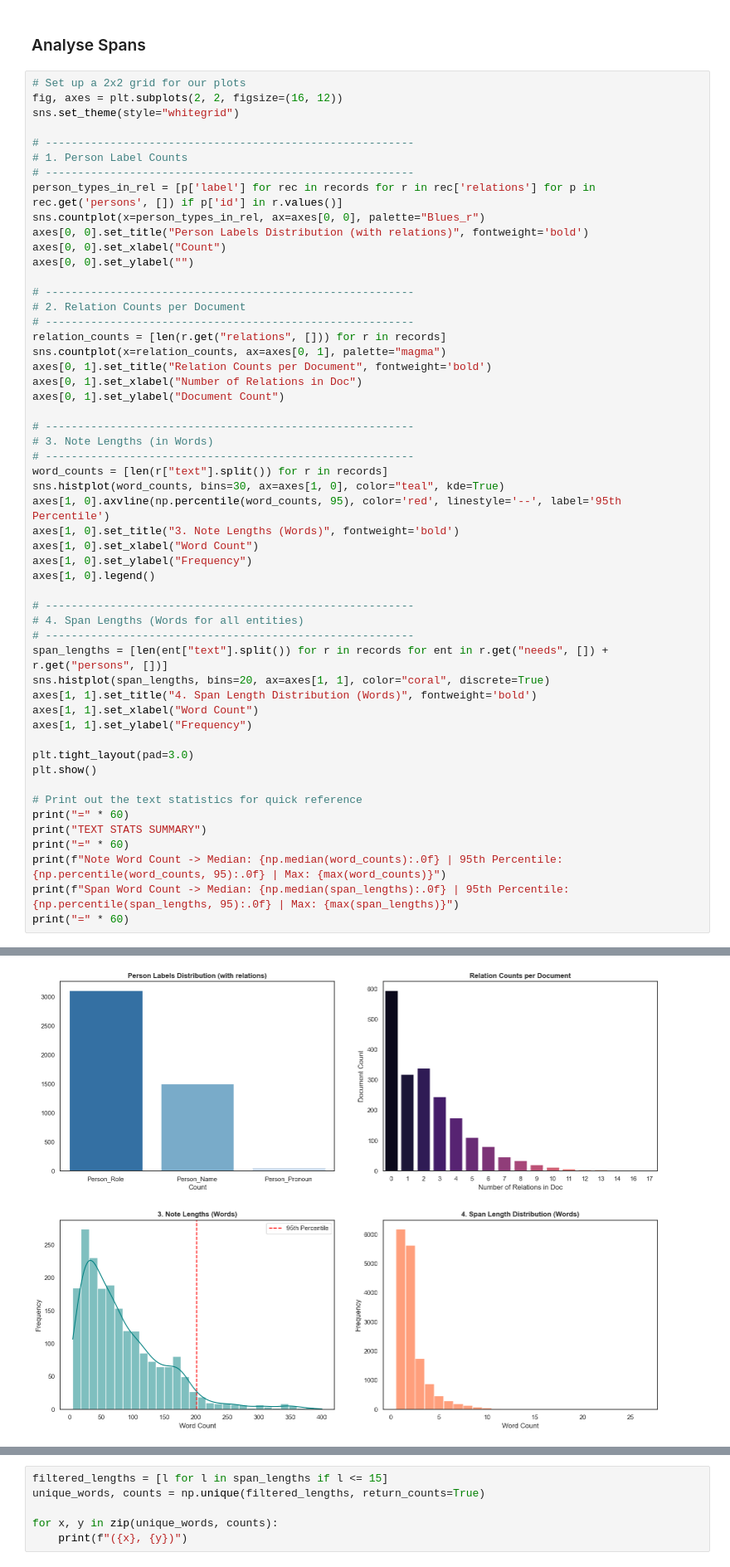
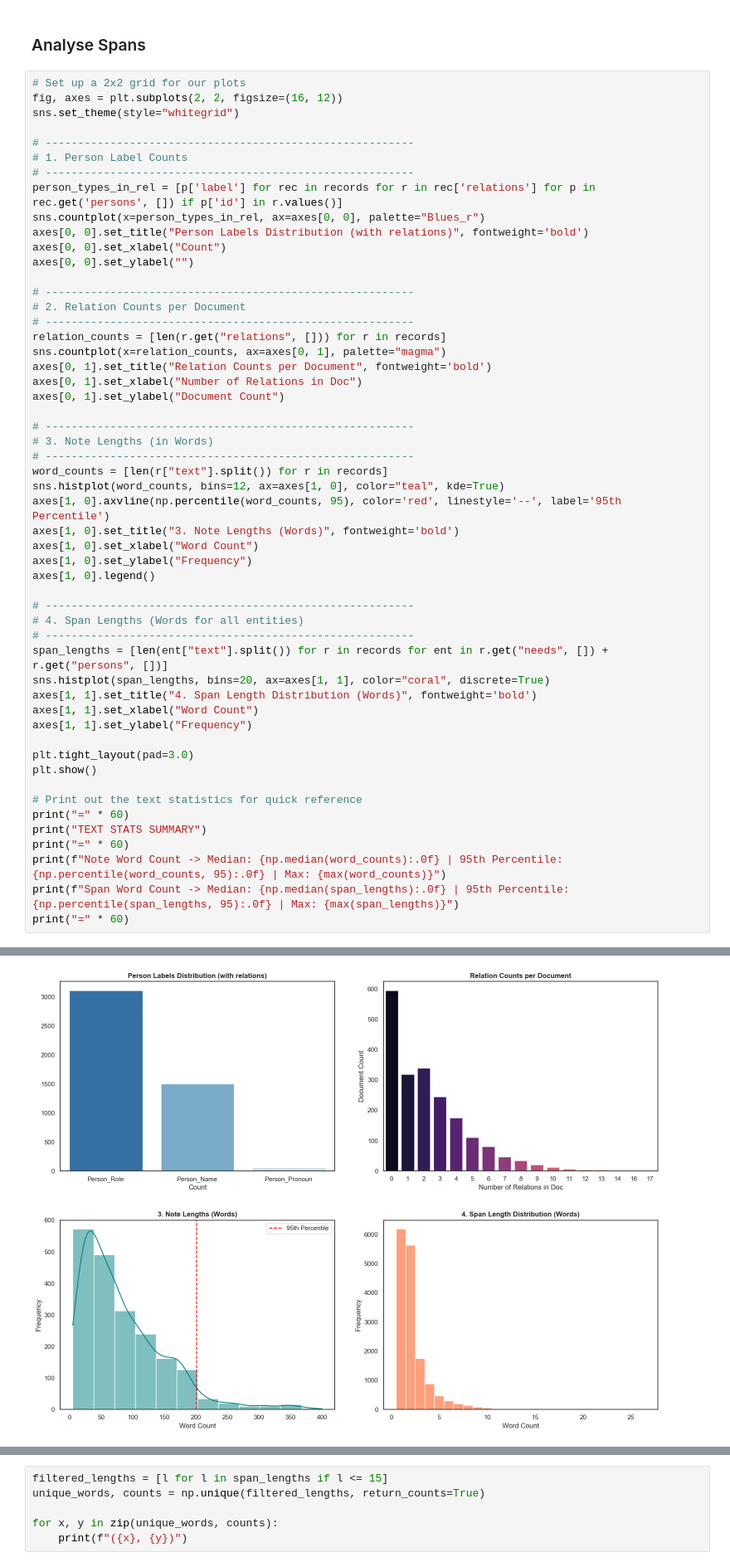
Before and after one commit to notatiyyah/CS3D6-Code, a Jupyter notebook: src/preprocessing/5_process_annotated_data.ipynb, the cells around one changed output, grey strips where cells are left out. Shown at 83% size. Saved outputs shown, nothing was run; the diff lists cells and outputs as text.

```diff
--- a/src/preprocessing/5_process_annotated_data.ipynb
+++ b/src/preprocessing/5_process_annotated_data.ipynb
@@ -486,41 +486,41 @@ axes[0, 1].set_ylabel("Document Count")
 # 3. Note Lengths (in Words)
 # ---------------------------------------------------------
 word_counts = [len(r["text"].split()) for r in records]
-sns.histplot(word_counts, bins=30, ax=axes[1, 0], color="teal", kde=True)
+sns.histplot(word_counts, bins=12, ax=axes[1, 0], color="teal", kde=True)
 axes[1, 0].axvline(np.percentile(word_counts, 95), color='red', linestyle='--', label='95th Percentile')
 axes[1, 0].set_title("3. Note Lengths (Words)", fontweight='bold')
 axes[1, 0].set_xlabel("Word Count")
 axes[1, 0].set_ylabel("Frequency")
 axes[1, 0].legend()
 
 # ---------------------------------------------------------
 # 4. Span Lengths (Words for all entities)
 # ---------------------------------------------------------
 span_lengths = [len(ent["text"].split()) for r in records for ent in r.get("needs", []) + r.get("persons", [])]
 sns.histplot(span_lengths, bins=20, ax=axes[1, 1], color="coral", discrete=True)
 axes[1, 1].set_title("4. Span Length Distribution (Words)", fontweight='bold')
 axes[1, 1].set_xlabel("Word Count")
 axes[1, 1].set_ylabel("Frequency")
 
 plt.tight_layout(pad=3.0)
 plt.show()
 
 # Print out the text statistics for quick reference
 print("=" * 60)
 print("TEXT STATS SUMMARY")
 print("=" * 60)
 print(f"Note Word Count -> Median: {np.median(word_counts):.0f} | 95th Percentile: {np.percentile(word_counts, 95):.0f} | Max: {max(word_counts)}")
 print(f"Span Word Count -> Median: {np.median(span_lengths):.0f} | 95th Percentile: {np.percentile(span_lengths, 95):.0f} | Max: {max(span_lengths)}")
 print("=" * 60)
 # %% [output]
 Passing `palette` without assigning `hue` is deprecated and will be removed in v0.14.0. Assign the `x` variable to `hue` and set `legend=False` for the same effect.
 
   sns.countplot(x=person_types_in_rel, ax=axes[0, 0], palette="Blues_r")
 
 Passing `palette` without assigning `hue` is deprecated and will be removed in v0.14.0. Assign the `x` variable to `hue` and set `legend=False` for the same effect.
 
   sns.countplot(x=relation_counts, ax=axes[0, 1], palette="magma")
-[figure, old version]
+[figure, new version]
 ============================================================
 TEXT STATS SUMMARY
 ============================================================
```
Also changed, not shown: parts of 10 cells of this notebook, 3 other files.
